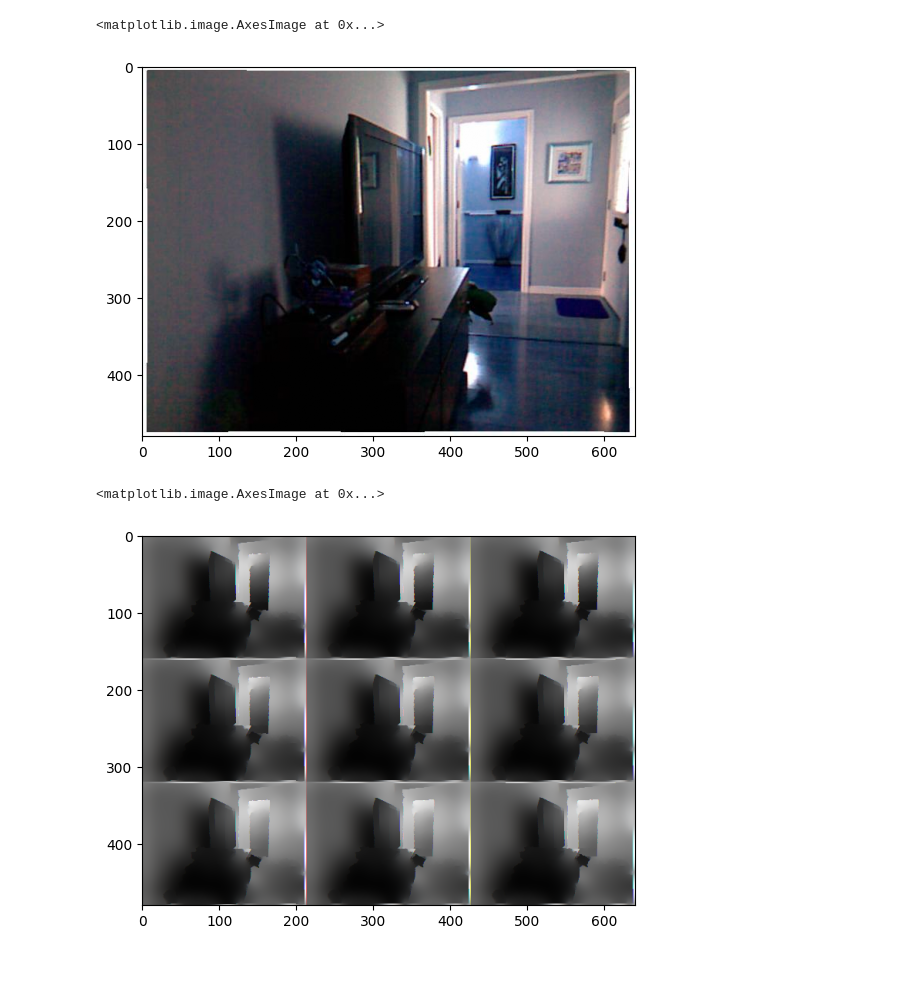
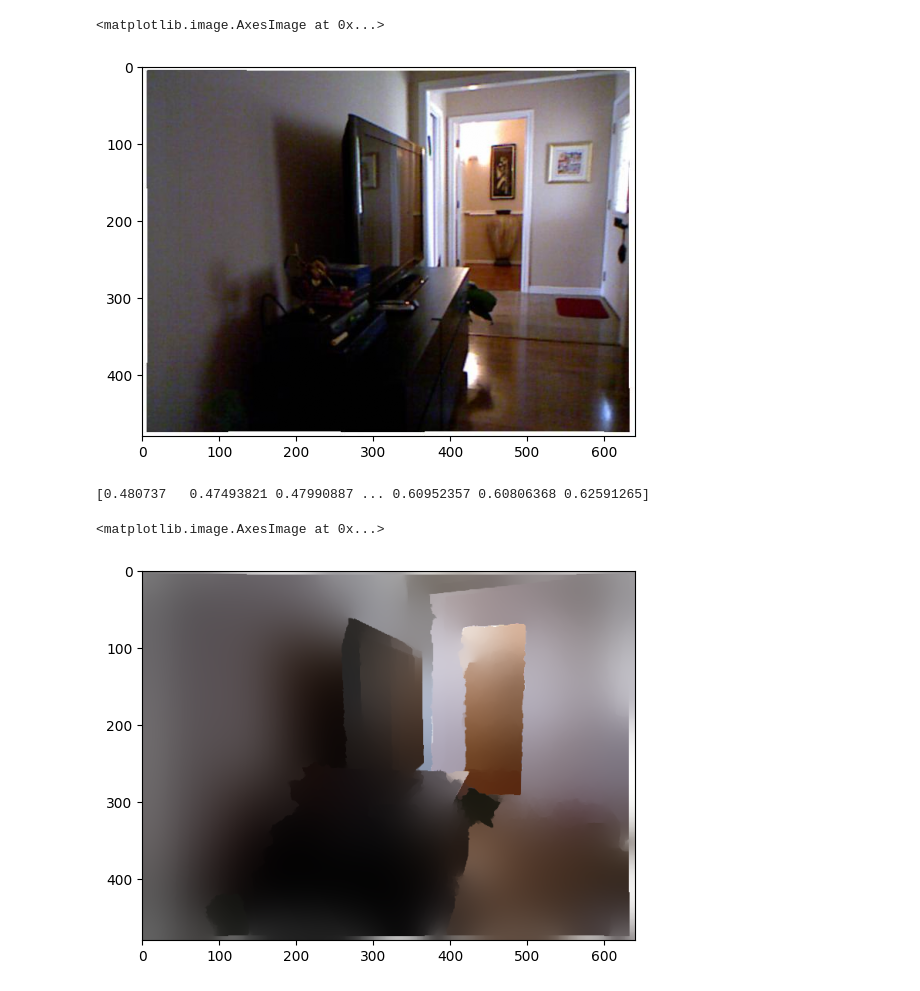
Before and after one commit to UCSD-E4E/depthwise_color_constancy, a Jupyter notebook: nyc_process.ipynb, the cells around one changed output. Drawn from its saved outputs; the diff is of its cells as text; code cells hidden in the pictures.

```diff
--- a/nyc_process.ipynb
+++ b/nyc_process.ipynb
@@ -11,14 +11,16 @@ depth = depth.mean(axis=2)
 depth.tofile(f"./data/realsense_tests/{test}-depth.bin")
 rgb.tofile(f"./data/realsense_tests/{test}-color.bin")
 # %%
-plt.imshow(rgb)
+plt.imshow(rgb[:,:,::-1])
 # %% [output]
 <matplotlib.image.AxesImage at 0x...>
-[figure, old version]
+[figure, new version]
 # %%
 a_c_new = np.fromfile(f"./data/realsense_tests/{test}-lim-99-500.bin")
+print(a_c_new)
 a_c_new = a_c_new.reshape(rgb.shape)
-plt.imshow()
+plt.imshow(a_c_new[:,:,::-1])
 # %% [output]
-<matplotlib.image.AxesImage at 0x...>
+[0.480737   0.47493821 0.47990887 ... 0.60952357 0.60806368 0.62591265]
+<matplotlib.image.AxesImage at 0x...>
-[figure, old version]
+[figure, new version]
```
Also changed, not shown: parts of 1 cell of this notebook, 1 other file.
